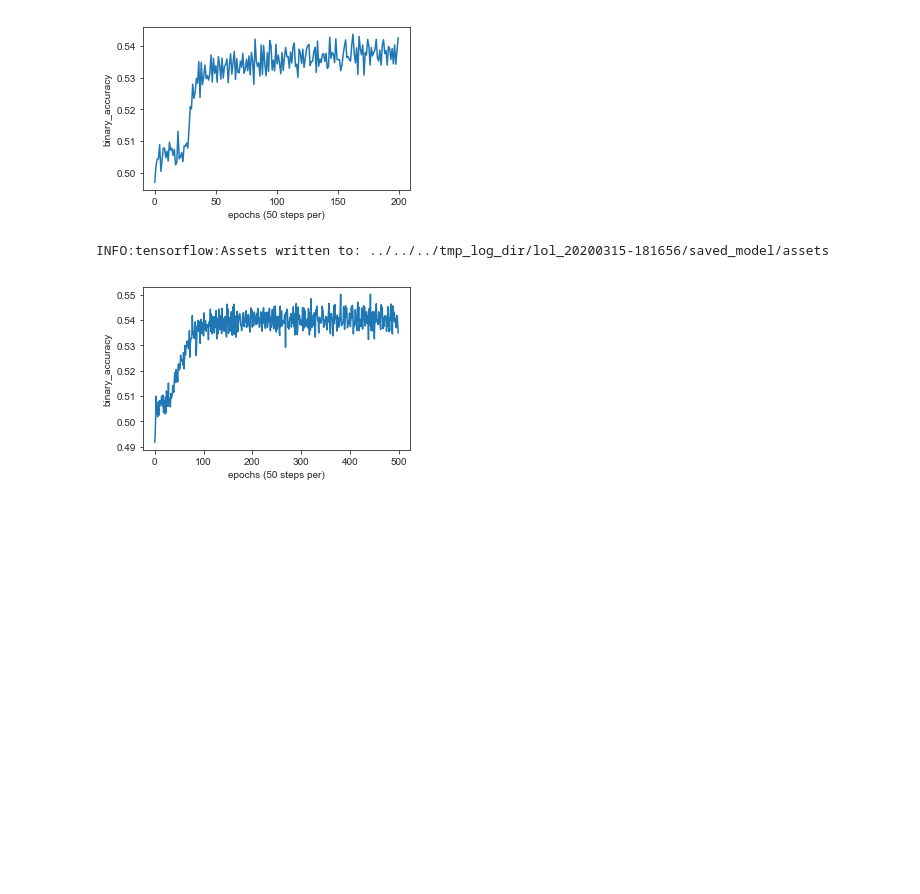
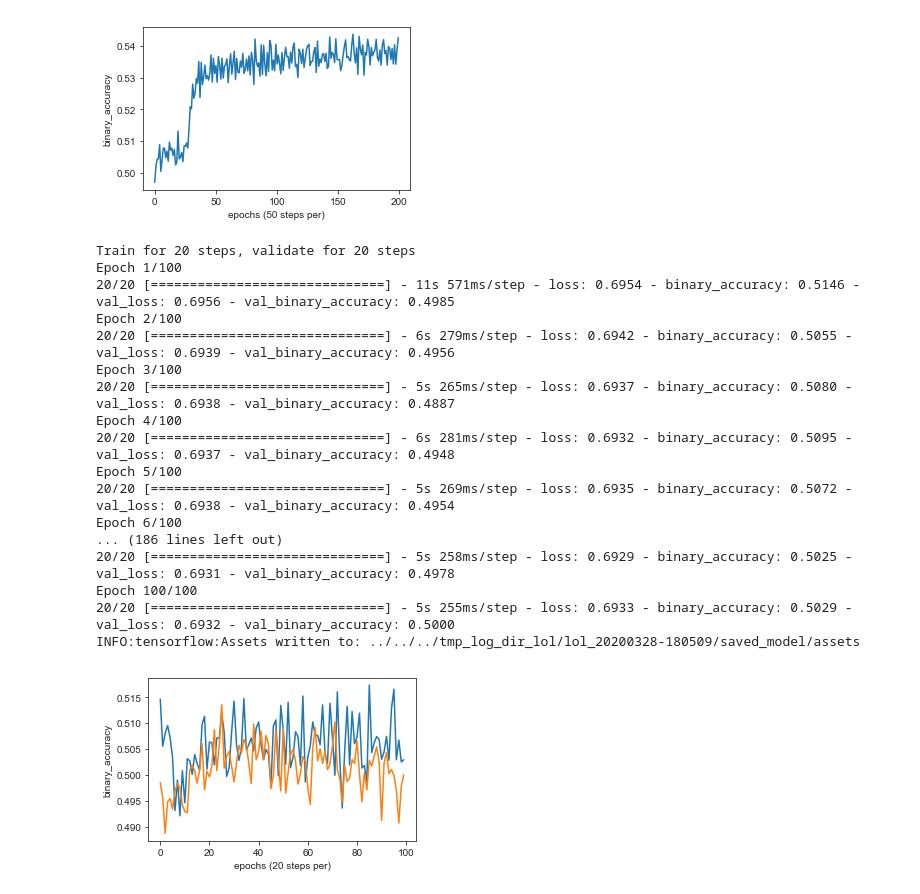
Before and after one commit to JoshEZiegler/MLProjects, a Jupyter notebook: VideoGameDrafting/LeagueOfLegendsProject/LOL_dota2_compat_extra_info_MachineLearning_keras_TF2.ipynb, the cells around one changed output. Cells and saved outputs as stored; diff of their text form; code cells hidden in the pictures; blank space fills up the shorter version.

Commit message:
added and tested keras model where hero order mattes

```diff
--- a/VideoGameDrafting/LeagueOfLegendsProject/LOL_dota2_compat_extra_info_MachineLearning_keras_TF2.ipynb
+++ b/VideoGameDrafting/LeagueOfLegendsProject/LOL_dota2_compat_extra_info_MachineLearning_keras_TF2.ipynb
@@ -211,21 +211,19 @@ def define_linear_model_hero_only(vocab_len,
         dire_hero_output.append(x_dh)
     #sum hero outputs to erase ordering information and get ave team vector
     rad_hero_sum = tf.keras.layers.Add()(rad_hero_output)
-
+    rad_hero_sum = tf.keras.layers.Flatten()(rad_hero_sum)
     dire_hero_sum = tf.keras.layers.Add()(dire_hero_output)
-
+    dire_hero_sum = tf.keras.layers.Flatten()(dire_hero_sum)
     #define skill input layer
     skill = tf.keras.Input(shape=(1,2,),name='skill_level')
     x_skill = tf.keras.layers.Flatten()(skill)
-    x_skill = tf.keras.layers.Dense(1,activation='linear')(skill)
 
     #define region input layer
     region = tf.keras.Input(shape=(11,),name='region')
-    x_region = tf.keras.layers.Dense(1,activation='linear')(region)
 
     # Add a dnn layer to map the average of the embedded vectors of each team
     #   to a single vector for each team
-    x = tf.keras.layers.concatenate([rad_hero_sum,dire_hero_sum,x_skill,x_region])
+    x = tf.keras.layers.concatenate([rad_hero_sum,dire_hero_sum,x_skill,region])
 
     #Adds output layer with sigmoid activation for prediction
     win_predict = tf.keras.layers.Dense(1,activation='sigmoid')(x)
@@ -663,11 +766,11 @@ def define_dnn_model_extra_info(vocab_len,
 def train_model(optimizer,
                        model_type,
                        vocab_len,
-                       embedding_dims,
                        batch_size,
                        epochs,
                        training_path,
                        validation_path,
+                       embedding_dims=None,
                        compression_type='',
                        temp_log_flag=True,
                        hidden_units_heroes=[],
@@ -691,6 +794,8 @@ def train_model(optimizer,
         model = define_linear_model_extra_info(vocab_len,embedding_dims)
     elif model_type=='linear_hero_only':
         model = define_linear_model_hero_only(vocab_len,embedding_dims)
+    elif model_type=='linear_hero_only_ordermatters':
+        model = define_linear_model_hero_only_ordermatters(vocab_len)
     elif model_type=='dnn_extra_info':
         model = define_dnn_model_extra_info(vocab_len,embedding_dims,
                                             hidden_units_heroes,
@@ -702,6 +807,9 @@ def train_model(optimizer,
     elif model_type=='dnn_hero_only':
         model = define_dnn_model_hero_only(vocab_len,embedding_dims,
                                             hidden_units_heroes,
+                                            hidden_units_out)
+    elif model_type=='dnn_hero_only_ordermatters':
+        model = define_dnn_model_hero_only_ordermatters(vocab_len,
                                             hidden_units_out)
     else:
         raise KeyError('model_type not found. Got: '+ model_type)
@@ -727,20 +835,20 @@ def train_model(optimizer,
     #allow logging in temp directory or directory to be included in git
     #  useful if tuning hyperparams or testing
     if temp_log_flag:
-        logdir = os.path.join('..','..','..','tmp_log_dir',
+        logdir = os.path.join('..','..','..','tmp_log_dir_lol',
                           datetime.now().strftime("lol_%Y%m%d-%H%M%S"))
     else:
         logdir = os.path.join('log_dir',
                           datetime.now().strftime("%Y%m%d-%H%M%S"))
 
     tensorboard_callback = tf.keras.callbacks.TensorBoard(log_dir=logdir)
-    steps_per_epoch=50
+    steps_per_epoch=20
 
     history = model.fit(train_ds,
                         epochs = epochs,
                         steps_per_epoch=steps_per_epoch,
                         validation_steps=steps_per_epoch,
-                        verbose=0,
+                        verbose=1,
                         validation_data=validation_ds,
                         callbacks=[tensorboard_callback]
                        )
@@ -774,7 +882,8 @@ def train_model(optimizer,
     #np.save(os.path.join(logdir,'embedding.npy'),embedding_weights)
     fig,ax = plt.subplots(1,1,figsize=(1.6*3,3))
     plt.plot(history.history['binary_accuracy'])
-    plt.xlabel('epochs (50 steps per)')
+    plt.plot(history.history['val_binary_accuracy'])
+    plt.xlabel('epochs ('+str(steps_per_epoch)+' steps per)')
     plt.ylabel('binary_accuracy')
     plt.show()
 
@@ -862,17 +1079,33 @@ INFO:tensorflow:Assets written to: ../../../tmp_log_dir/lol_20200314-200821/save
 # %%
 optimizer = tf.keras.optimizers.Adam(learning_rate=0.001,amsgrad=True)
 history = train_model(
             optimizer,
             model_type='dnn_info_tags',
             vocab_len=len(champ_vocab),
-            embedding_dims=[3,3,3],#hero,info,tags
+            embedding_dims=[4,4,4],#hero,info,tags
             batch_size=500,
-            epochs=500,
+            epochs=100,
             training_path=training_file_novocab,
             validation_path=validation_file_novocab,
             compression_type='GZIP',
             hidden_units_heroes=[8,4,4],
             hidden_units_out=[8,4,4])
 # %% [output]
-INFO:tensorflow:Assets written to: ../../../tmp_log_dir/lol_20200315-181656/saved_model/assets
+Train for 20 steps, validate for 20 steps
+Epoch 1/100
+20/20 [==============================] - 11s 571ms/step - loss: 0.6954 - binary_accuracy: 0.5146 - val_loss: 0.6956 - val_binary_accuracy: 0.4985
+Epoch 2/100
+20/20 [==============================] - 6s 279ms/step - loss: 0.6942 - binary_accuracy: 0.5055 - val_loss: 0.6939 - val_binary_accuracy: 0.4956
+Epoch 3/100
+20/20 [==============================] - 5s 265ms/step - loss: 0.6937 - binary_accuracy: 0.5080 - val_loss: 0.6938 - val_binary_accuracy: 0.4887
+Epoch 4/100
+20/20 [==============================] - 6s 281ms/step - loss: 0.6932 - binary_accuracy: 0.5095 - val_loss: 0.6937 - val_binary_accuracy: 0.4948
+Epoch 5/100
+20/20 [==============================] - 5s 269ms/step - loss: 0.6935 - binary_accuracy: 0.5072 - val_loss: 0.6938 - val_binary_accuracy: 0.4954
+Epoch 6/100
+... (186 lines left out)
+20/20 [==============================] - 5s 258ms/step - loss: 0.6929 - binary_accuracy: 0.5025 - val_loss: 0.6931 - val_binary_accuracy: 0.4978
+Epoch 100/100
+20/20 [==============================] - 5s 255ms/step - loss: 0.6933 - binary_accuracy: 0.5029 - val_loss: 0.6932 - val_binary_accuracy: 0.5000
+INFO:tensorflow:Assets written to: ../../../tmp_log_dir_lol/lol_20200328-180509/saved_model/assets
-[figure, old version]
+[figure, new version]
```
Also changed, not shown: parts of 9 cells of this notebook.
